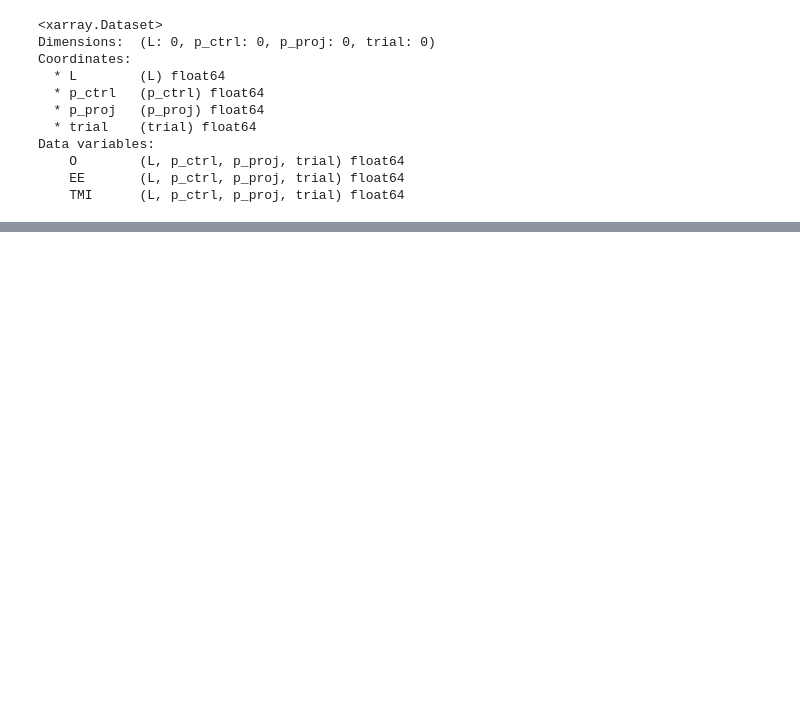
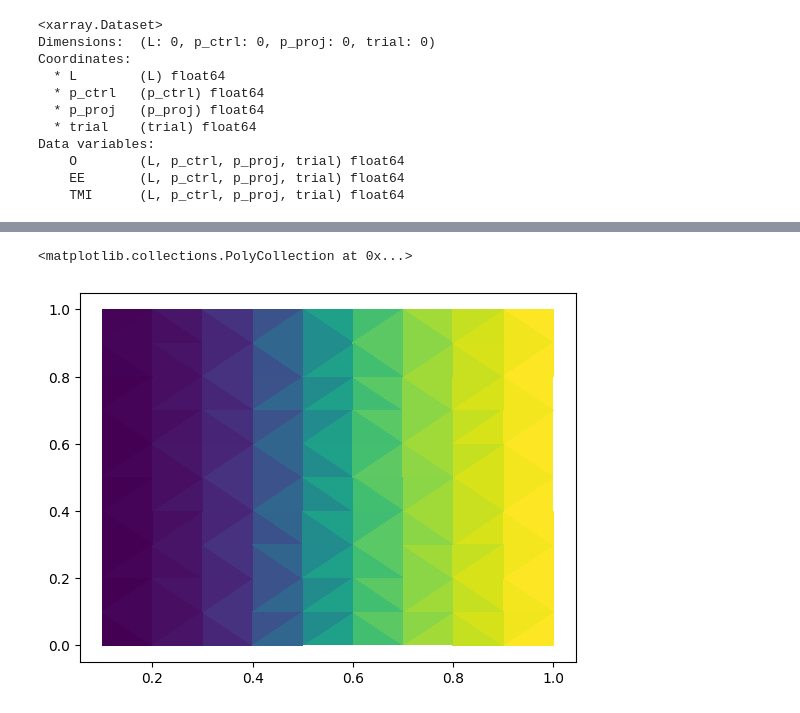
Before and after one commit to hainingpan/control_transition, a Jupyter notebook: combine.ipynb, the cells around one changed output, grey strips where cells are left out. Saved outputs shown, nothing was run; the diff lists cells and outputs as text; code cells hidden in the pictures; blank space fills up the shorter version.

```diff
--- a/combine.ipynb
+++ b/combine.ipynb
@@ -83,0 +129,2 @@ ds=add_new_data(ds,data)
+# %%
+data_dict={'fn':[]}
@@ -83,0 +304,3 @@ ds=add_new_data(ds,data)
+# %%
+dd_O=df.xs(key='O',level='Metrics').xs(key=10,level='L')['observations'].apply(lambda obs: sum(obs) / len(obs) if obs else None)
+# ax.plot(dd.index.get_level_values('p_ctrl'),dd,'.-',label=f'L={L}')
@@ -83,0 +310,5 @@ ds=add_new_data(ds,data)
+# %%
+plt.tripcolor(dd_O.index.get_level_values('p_ctrl'),dd_O.index.get_level_values('p_proj'),dd_O)
+# %% [output]
+<matplotlib.collections.PolyCollection at 0x...>
+[figure, added]
```
Also changed, not shown: parts of 42 cells of this notebook.
